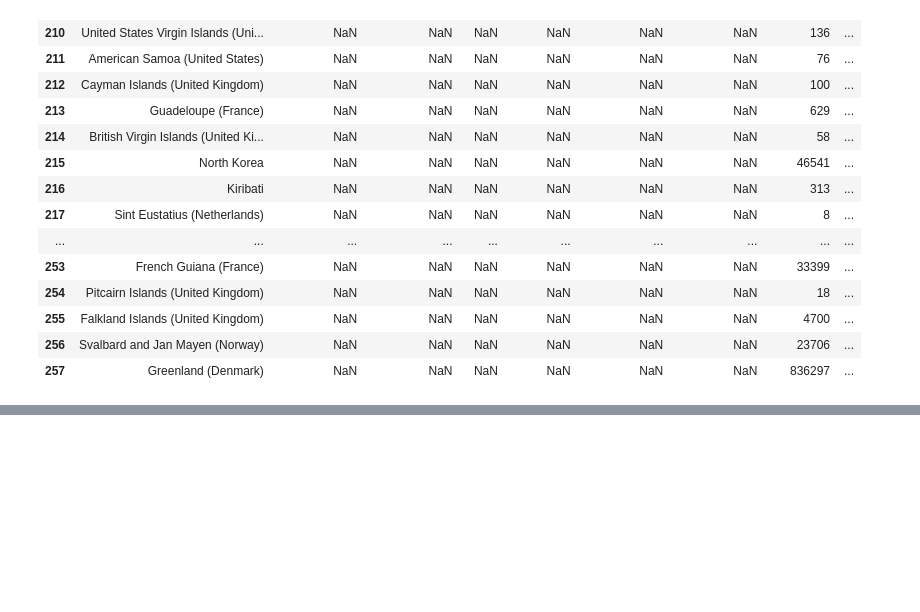
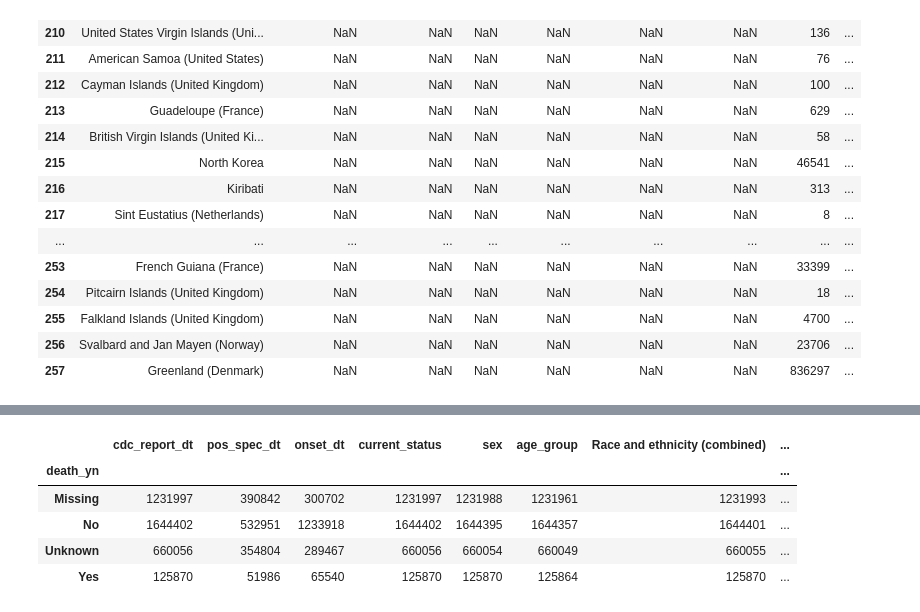
Before and after one commit to gelopez21/ProjectOne, a Jupyter notebook: Project One - Data Cleansing.ipynb, the cells around one changed output, grey strips where cells are left out. Saved outputs shown, nothing was run; the diff lists cells and outputs as text; code cells hidden in the pictures; blank space fills up the shorter version.

```diff
--- a/Project One - Data Cleansing.ipynb
+++ b/Project One - Data Cleansing.ipynb
@@ -304,0 +322,9 @@ https://data.cdc.gov/resource/vbim-akqf.json
+# %%
+cdc_raw_data.groupby("death_yn").count()
+# %% [output]
+|  | cdc_report_dt | pos_spec_dt | onset_dt | current_status | sex | age_group | Race and ethnicity (combined) | ... |
+| death_yn |  |  |  |  |  |  |  | ... |
+| Missing | 1231997 | 390842 | 300702 | 1231997 | 1231988 | 1231961 | 1231993 | ... |
+| No | 1644402 | 532951 | 1233918 | 1644402 | 1644395 | 1644357 | 1644401 | ... |
+| Unknown | 660056 | 354804 | 289467 | 660056 | 660054 | 660049 | 660055 | ... |
+| Yes | 125870 | 51986 | 65540 | 125870 | 125870 | 125864 | 125870 | ... |
```
Also changed, not shown: parts of 6 cells of this notebook.
